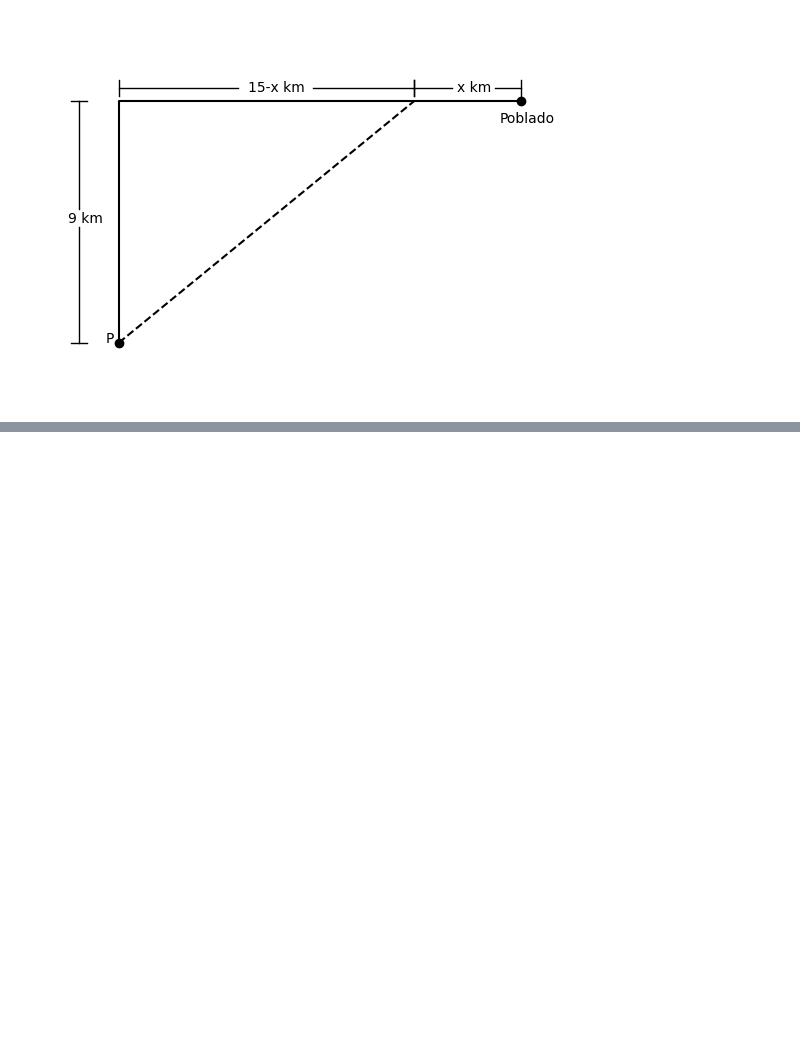
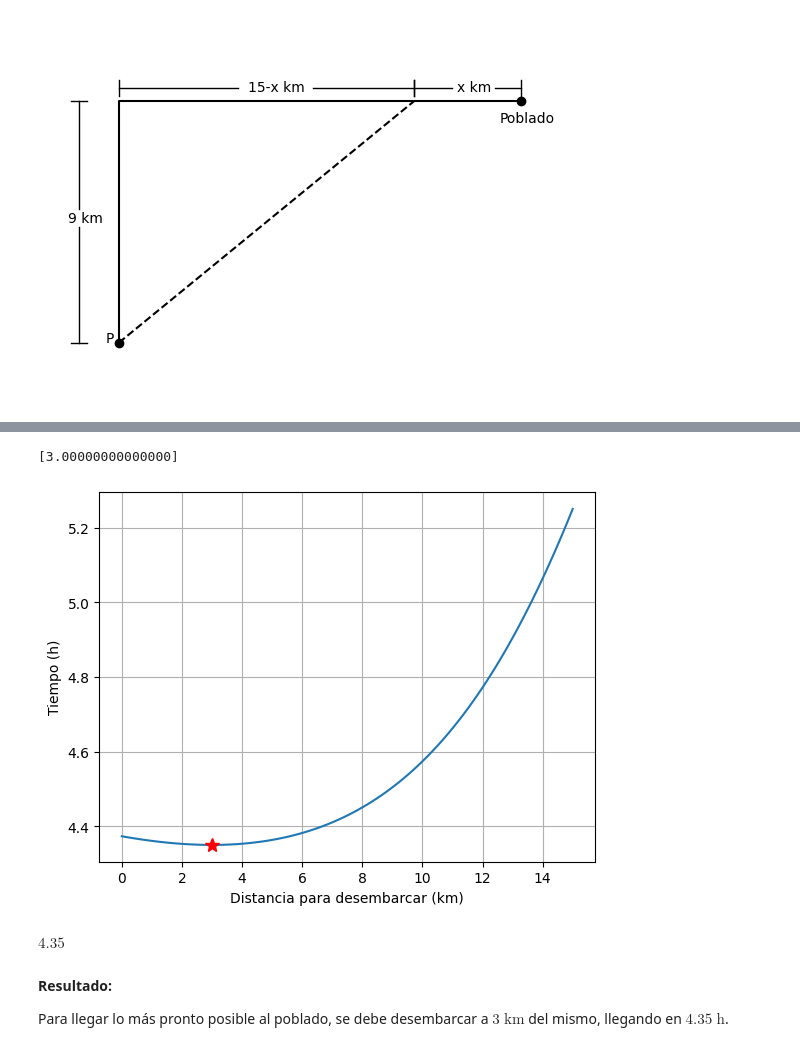
Before and after one commit to ArellanoMCarlos/SimMatO2025, a Jupyter notebook: Módulo 1 - Optimización/SymPy - Funciones escalares.ipynb, the cells around one changed output, grey strips where cells are left out. Drawn from its saved outputs; the diff is of its cells as text; code cells hidden in the pictures; blank space fills up the shorter version.

```diff
--- a/Módulo 1 - Optimización/SymPy - Funciones escalares.ipynb
+++ b/Módulo 1 - Optimización/SymPy - Funciones escalares.ipynb
@@ -734,0 +753,29 @@ ax=plt.axis('off')
+# %%
+x=sym.var('x',real=True,nonnegative=True)
+def t(x):
+  return (9**2+(15-x)**2)**0.5/4+x/5
+
+dt=sym.diff(t(x),x)
+c=sym.solve(dt,x)
+c
+# %% [output]
+[3.00000000000000]
+# %%
+# Gráfica
+x_num=np.linspace(0,15,100)
+plt.plot(x_num,t(x_num))
+plt.plot(c[0],t(c[0]),'r*',ms=10)
+plt.ylabel('Tiempo (h)')
+plt.xlabel('Distancia para desembarcar (km)')
+plt.grid()
+# %% [output]
+[figure, added]
+# %%
+# Tiempo mínimo
+t(c[0])
+# %% [output]
+$\displaystyle 4.35$
+# %% [markdown]
+**Resultado:**
+
+Para llegar lo más pronto posible al poblado, se debe desembarcar a $3\;\mathrm{km}$ del mismo, llegando en $4.35\;\mathrm{h}$.
```
Also changed, not shown: parts of 2 cells of this notebook, 1 other file.
